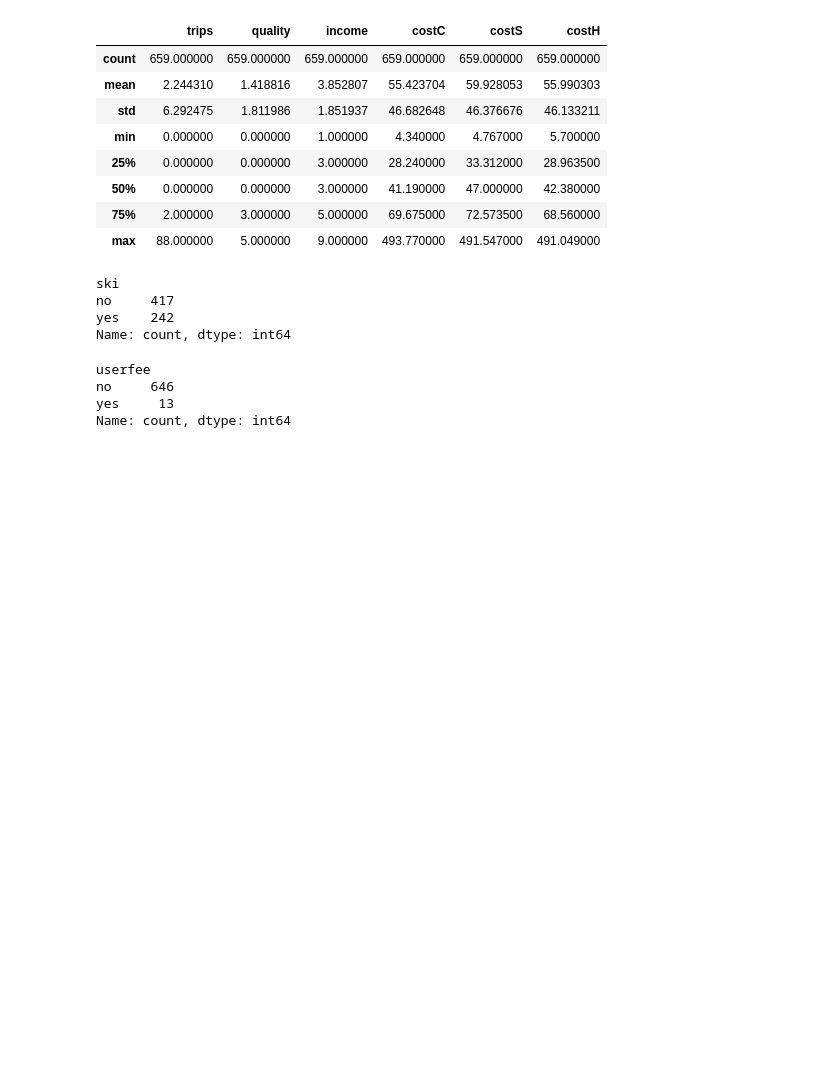
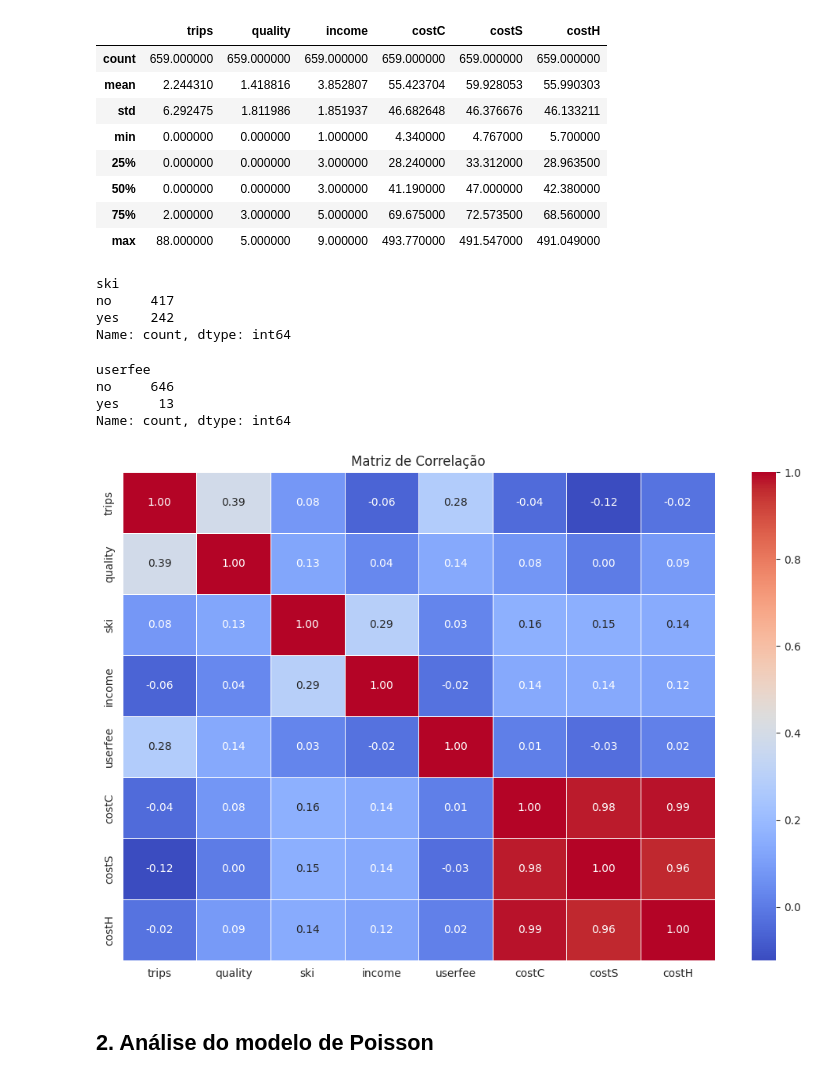
Before and after one commit to scrocha/modelagem-estatistica-A2, a Jupyter notebook: trabalho.ipynb, the cells around one changed output. Drawn from its saved outputs; the diff is of its cells as text; code cells hidden in the pictures; blank space fills up the shorter version.

```diff
--- a/trabalho.ipynb
+++ b/trabalho.ipynb
@@ -100,3 +100,29 @@ userfee
 no     646
 yes     13
 Name: count, dtype: int64
+# %%
+data["ski"] = data["ski"].apply(lambda x: int(x == "yes"))
+data["userfee"] = data["userfee"].apply(lambda x: int(x == "yes"))
+# %%
+# used_cols = [col for col in data.columns if col not in ["ski", "userfee"]]
+
+correlation_matrix = data.corr()
+# %%
+plt.figure(figsize=(10, 7))
+sns.set_style(style="white")
+heatmap = sns.heatmap(
+    correlation_matrix,
+    cmap="coolwarm",
+    annot=True,
+    fmt=".2f",
+    linewidths=0.5,
+)
+plt.title("Matriz de Correlação")
+
+plt.tight_layout()
+
+plt.show()
+# %% [output]
+[figure, added]
+# %% [markdown]
+## 2. Análise do modelo de Poisson
```
Also changed, not shown: 1 other file.
